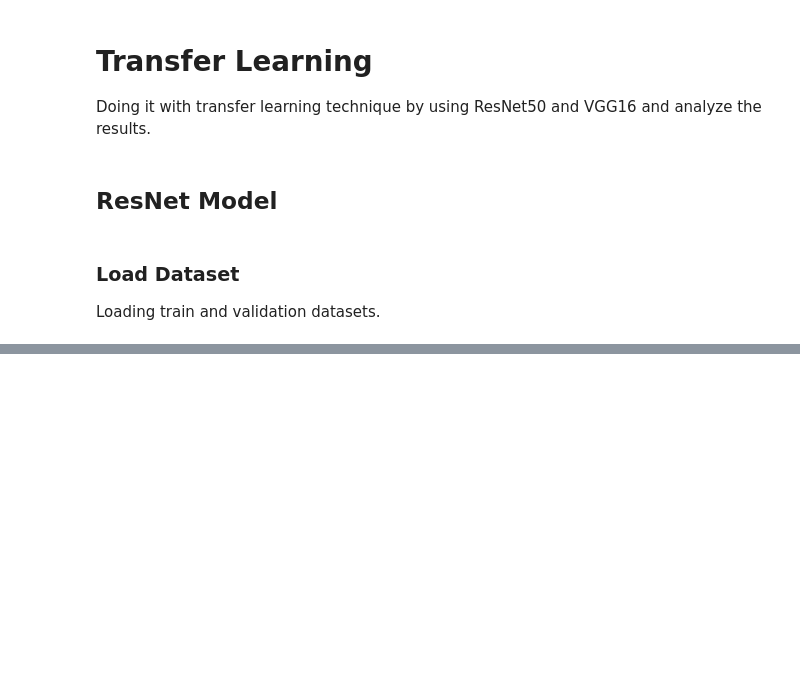
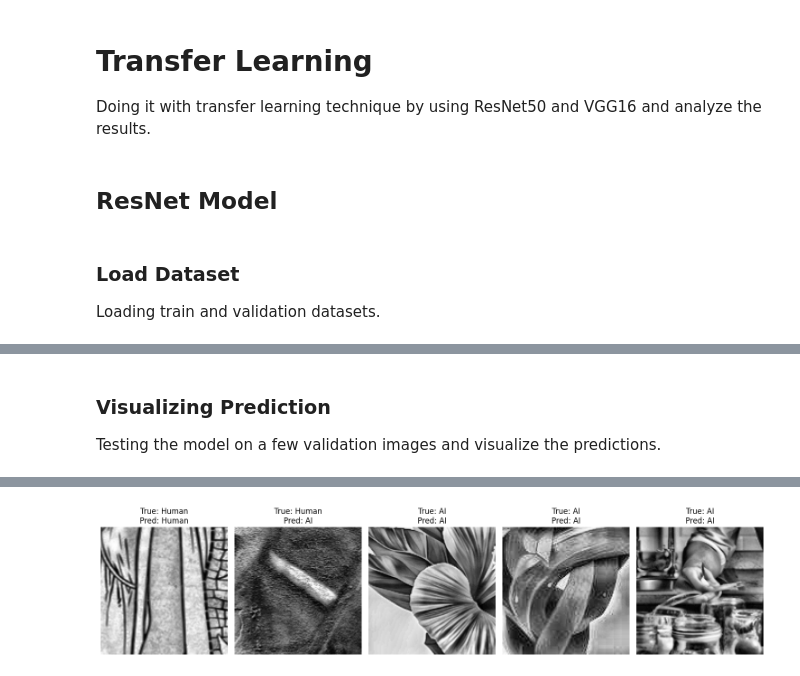
Before and after one commit to MominaSiddiq/AI_Generated_vs_HumanCreated_Sketches, a Jupyter notebook: AI_vs_Human_sketches_.ipynb, the cells around one changed output, grey strips where cells are left out. Cells and saved outputs as stored; diff of their text form; code cells hidden in the pictures; blank space fills up the shorter version.

```diff
--- a/AI_vs_Human_sketches_.ipynb
+++ b/AI_vs_Human_sketches_.ipynb
@@ -394,0 +518,18 @@ Loading train and validation datasets.
+# %%
+# Unfreeze the base model for fine-tuning
+base_model.trainable = True
+
+# Recompile the model with a lower learning rate for fine-tuning
+model.compile(
+    optimizer=tf.keras.optimizers.Adam(learning_rate=0.0001),  # Lower learning rate
+    loss='binary_crossentropy',
+    metrics=['accuracy']
+)
+
+# Fine-tune the model
+history_fine_tune = model.fit(
+    train_data,
+    validation_data=valid_data,
+    epochs=50,
+    callbacks=[early_stopping, lr_schedule]
+)
@@ -394,0 +585,26 @@ Loading train and validation datasets.
+# %% [markdown]
+### Visualizing Prediction
+Testing the model on a few validation images and visualize the predictions.
+# %%
+def visualize_predictions(model, dataset, class_names, num_images=5):
+    images, labels = next(iter(dataset))
+    predictions = model.predict(images[:num_images])
+    predicted_labels = (predictions > 0.5).astype("int32")  # Convert probabilities to binary labels
+
+    plt.figure(figsize=(15, 5))
+    for i in range(num_images):
+        plt.subplot(1, num_images, i + 1)
+        plt.imshow(array_to_img(images[i]))
+        true_label = class_names[int(labels[i])]
+        predicted_label = class_names[int(predicted_labels[i])]
+        plt.title(f"True: {true_label}\nPred: {predicted_label}")
+        plt.axis("off")
+    plt.tight_layout()
+    plt.show()
+
+# Define class names
+class_names = ['AI', 'Human']
+
+# Visualize predictions
+visualize_predictions(model, valid_data, class_names)
+# %% [output]
@@ -394,0 +612 @@ Loading train and validation datasets.
+[figure, added]
```
Also changed, not shown: parts of 16 cells of this notebook.
